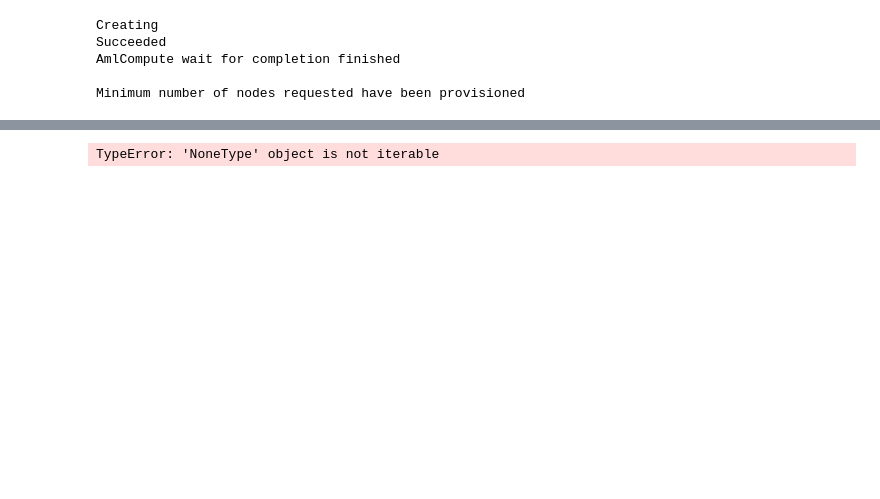
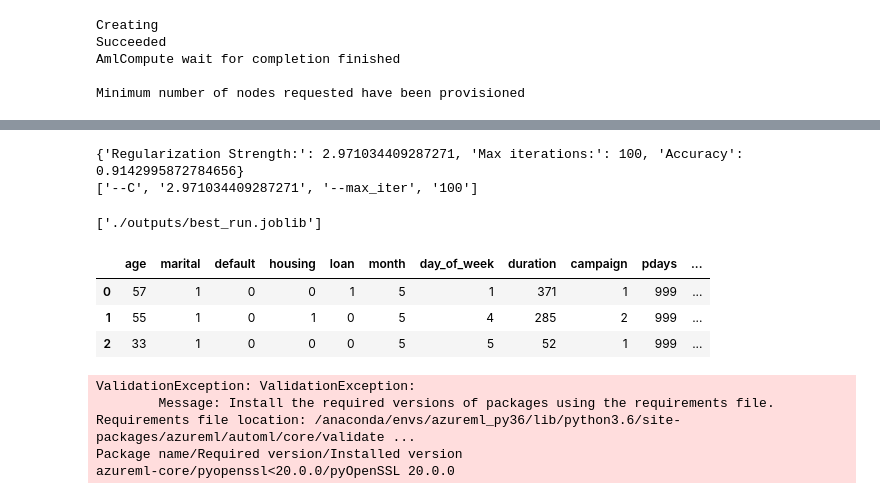
Before and after one commit to piprzyb/Azure1, a Jupyter notebook: udacity-project.ipynb, the cells around one changed output, grey strips where cells are left out. Saved outputs shown, nothing was run; the diff lists cells and outputs as text; code cells hidden in the pictures; blank space fills up the shorter version.

```diff
--- a/udacity-project.ipynb
+++ b/udacity-project.ipynb
@@ -102,6 +114,15 @@ import joblib
 # Get your best run and save the model from that run.
 
 ### YOUR CODE HERE ###
+best_run = hrun.get_best_run_by_primary_metric()
+print(best_run.get_metrics())
+print(best_run.get_details()['runDefinition']['arguments'])
+
+joblib.dump(best_run.get_details()['runDefinition']['arguments'], './outputs/best_run.joblib')
+# %% [output]
+{'Regularization Strength:': 2.971034409287271, 'Max iterations:': 100, 'Accuracy': 0.9142995872784656}
+['--C', '2.971034409287271', '--max_iter', '100']
+['./outputs/best_run.joblib']
 # %%
 from azureml.data.dataset_factory import TabularDatasetFactory
 
@@ -110,29 +131,3 @@ from azureml.data.dataset_factory import TabularDatasetFactory
 # "https://automlsamplenotebookdata.blob.core.windows.net/automl-sample-notebook-data/bankmarketing_train.csv"
 
 ds = TabularDatasetFactory.from_delimited_files("https://automlsamplenotebookdata.blob.core.windows.net/automl-sample-notebook-data/bankmarketing_train.csv", validate=True, include_path=False, separator=',', header=True) ### YOUR CODE HERE ###
-# %%
-def clean_data(data):
-    # Dict for cleaning data
-    months = {"jan":1, "feb":2, "mar":3, "apr":4, "may":5, "jun":6, "jul":7, "aug":8, "sep":9, "oct":10, "nov":11, "dec":12}
-    weekdays = {"mon":1, "tue":2, "wed":3, "thu":4, "fri":5, "sat":6, "sun":7}
-
-    # Clean and one hot encode data
-    x_df = data.to_pandas_dataframe().dropna()
-    jobs = pd.get_dummies(x_df.job, prefix="job")
-    x_df.drop("job", inplace=True, axis=1)
-    x_df = x_df.join(jobs)
-    x_df["marital"] = x_df.marital.apply(lambda s: 1 if s == "married" else 0)
-    x_df["default"] = x_df.default.apply(lambda s: 1 if s == "yes" else 0)
-    x_df["housing"] = x_df.housing.apply(lambda s: 1 if s == "yes" else 0)
-    x_df["loan"] = x_df.loan.apply(lambda s: 1 if s == "yes" else 0)
-    contact = pd.get_dummies(x_df.contact, prefix="contact")
-    x_df.drop("contact", inplace=True, axis=1)
-    x_df = x_df.join(contact)
-    education = pd.get_dummies(x_df.education, prefix="education")
-    x_df.drop("education", inplace=True, axis=1)
-    x_df = x_df.join(education)
-    x_df["month"] = x_df.month.map(months)
-    x_df["day_of_week"] = x_df.day_of_week.map(weekdays)
-    x_df["poutcome"] = x_df.poutcome.apply(lambda s: 1 if s == "success" else 0)
-
-    y_df = x_df.pop("y").apply(lambda s: 1 if s == "yes" else 0)
@@ -142,11 +134,16 @@ clean_data(ds)
 # %%
-from train import main
-#import train
+from train import clean_data
+import pandas as pd
 # Use the clean_data function to clean your data.
-#x, y = clean_data(ds)
-#!cat train.py
+x,y = clean_data(ds)
+
+x=pd.concat([x,pd.DataFrame(y, columns=["y"])], axis=1)
+x.head(3)
 # %% [output]
-TypeError: 'NoneType' object is not iterable
+|  | age | marital | default | housing | loan | month | day_of_week | duration | campaign | pdays | ... |
+| 0 | 57 | 1 | 0 | 0 | 1 | 5 | 1 | 371 | 1 | 999 | ... |
+| 1 | 55 | 1 | 0 | 1 | 0 | 5 | 4 | 285 | 2 | 999 | ... |
+| 2 | 33 | 1 | 0 | 0 | 0 | 5 | 5 | 52 | 1 | 999 | ... |
 # %%
 from azureml.train.automl import AutoMLConfig
 
@@ -165,6 +162,14 @@ automl_config = AutoMLConfig(
 # Submit your automl run
 
 ### YOUR CODE HERE ###
+#exp = Experiment(workspace=ws, name="aml_exp")
+amlrun = exp.submit(automl_config)
+amlrun.wait_for_completion(show_output=True)
+# %% [output]
+ValidationException: ValidationException:
+        Message: Install the required versions of packages using the requirements file. Requirements file location: /anaconda/envs/azureml_py36/lib/python3.6/site-packages/azureml/automl/core/validate ...
+Package name/Required version/Installed version
+azureml-core/pyopenssl<20.0.0/pyOpenSSL 20.0.0
 # %%
 # Retrieve and save your best automl model.
 
```
Also changed, not shown: parts of 9 cells of this notebook, 1 other file.
